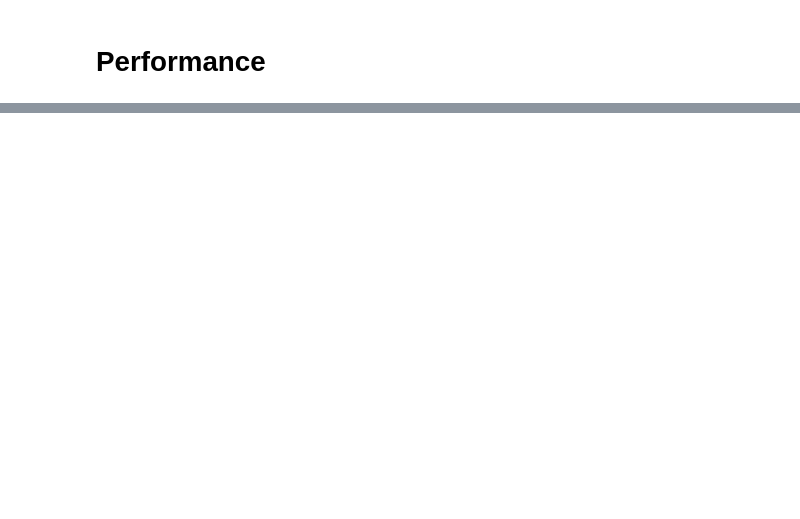
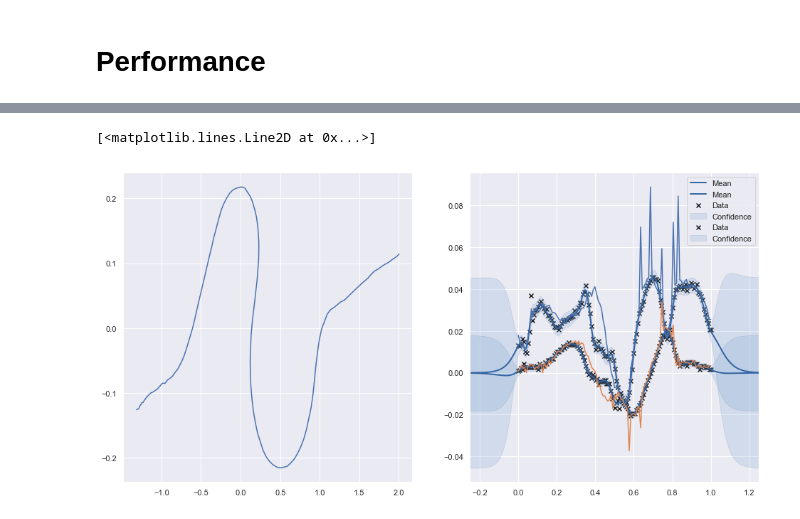
Before and after one commit to SebastianCallh/master-thesis, a Jupyter notebook: model/model.ipynb, the cells around one changed output, grey strips where cells are left out. Cells and saved outputs as stored; diff of their text form; code cells hidden in the pictures; blank space fills up the shorter version.

```diff
--- a/model/model.ipynb
+++ b/model/model.ipynb
@@ -1033,0 +1097,22 @@ ax[1].plot(seg_sizes, avg_mape)
+# %%
+loaded = False
+if loaded is False:
+    test_trajs_pickle_path = '../data/test3.pkl'
+    test_data = pd.read_pickle(test_trajs_pickle_path)
+    n_test_trajs = list(test_data.traj.unique())
+    n_test_trajs_to_use = 100 #len(n_trajs)
+    test_trajs_to_use = frozenset(np.random.choice(n_test_trajs, size=n_test_trajs_to_use, replace=False))
+    test_trajs = test_data[test_data.traj.transform(lambda j: j in test_trajs_to_use)]
+    test_traj_ns = test_trajs.traj.unique()
+    loaded=True
+
+def load_test_seg(traj_n, seg_n):
+    return test_trajs[(test_trajs.traj == traj_n) & (test_trajs.seg == seg_n)]
+
+#fig, ax = plot_grid(1, 1)
+out_of_sample_test_segs = {
+    traj_n: pre_process(load_test_seg(traj_n, seg_n), stop_compress_delta)
+    for traj_n in test_traj_ns
+}
+
+evaluate(models_to_use, out_of_sample_test_segs, seg_sizes)
@@ -1033,0 +1266,13 @@ ax[1].plot(seg_sizes, avg_mape)
+# %%
+broken_seg_id = 461
+broken_seg = test_trajs[(test_trajs.traj == brokken_seg_id) & (test_trajs.seg == seg_n)]
+broken_seg = pre_process(broken_seg, stop_compress_delta)
+_, ax = plot_grid(1, 2)
+ax[0].plot(broken_seg.x, broken_seg.y)
+plot_function(models_to_use[0].f_v_x, ax=ax[1])
+plot_function(models_to_use[0].f_v_y, ax=ax[1])
+ax[1].plot(broken_seg.tau, broken_seg.dx)
+ax[1].plot(broken_seg.tau, broken_seg.dy)
+# %% [output]
+[<matplotlib.lines.Line2D at 0x...>]
+[figure, added]
```
Also changed, not shown: parts of 16 cells of this notebook, 1 other file.
